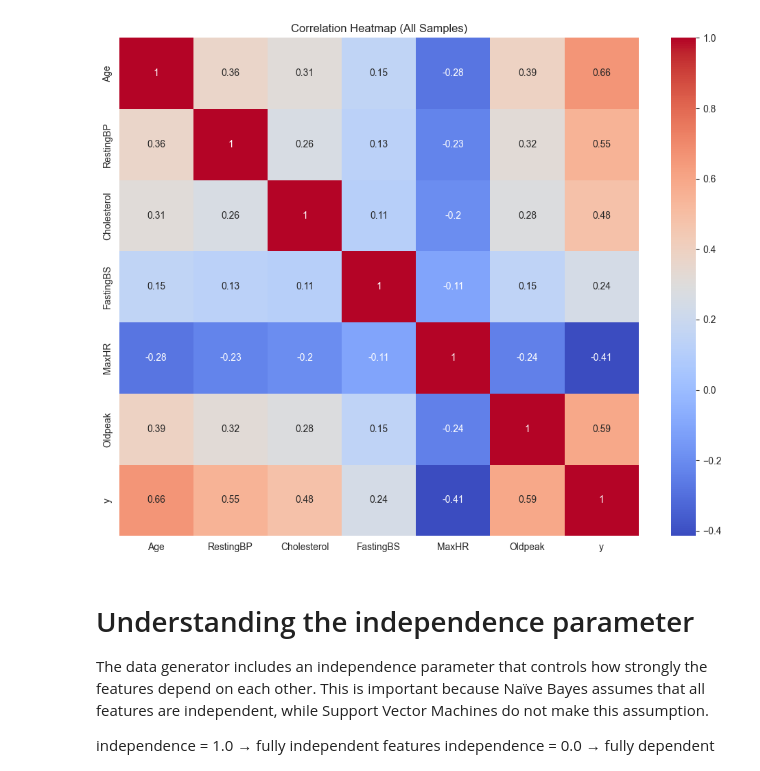
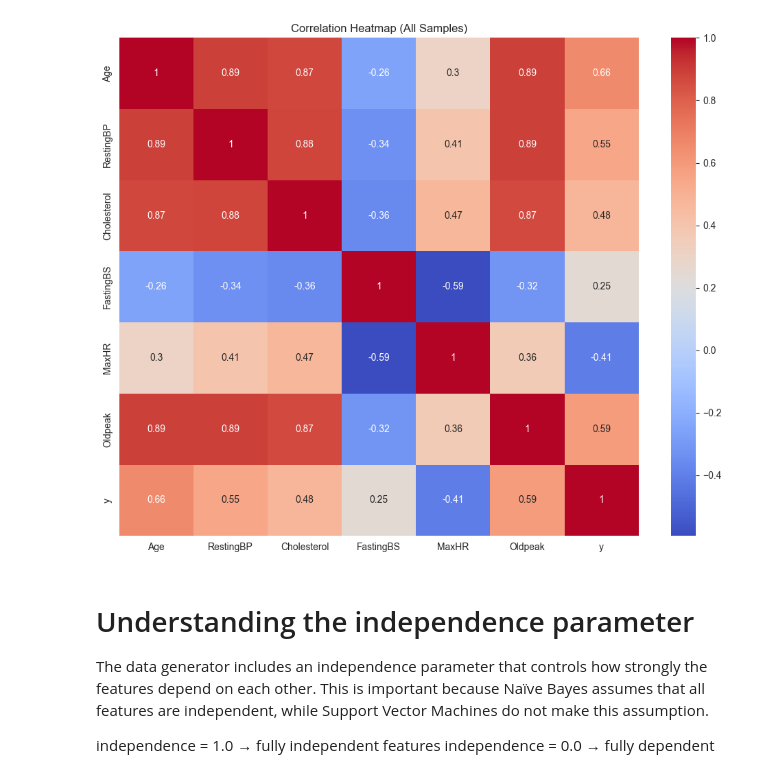
Before and after one commit to JanKoch99/MachineLearningDataMining, a Jupyter notebook: DataGeneration.ipynb, the cells around one changed output. Saved outputs shown, nothing was run; the diff lists cells and outputs as text; code cells hidden in the pictures.

```diff
--- a/DataGeneration.ipynb
+++ b/DataGeneration.ipynb
@@ -60,6 +60,23 @@ def generate_synthetic_data(
             "FastingBS": ("bernoulli", 0.3),
             "MaxHR": ("uniform", 60, 150),
             "Oldpeak": ("uniform", 1, 5)
+        }
+    }
+
+    categorical_marginals = {
+        0: {
+            "Sex": [0.7, 0.3],
+            "ChestPainType": [0.15, 0.35, 0.3, 0.2],
+            "RestingECG": [0.6, 0.15, 0.25],
+            "ExerciseAngina": [0.15, 0.85],
+            "ST_Slope": [0.85, 0.14, 0.01]
+        },
+        1: {
+            "Sex": [0.1, 0.9],
+            "ChestPainType": [0.1, 0.1, 0.2, 0.6],
+            "RestingECG": [0.6, 0.2, 0.2],
+            "ExerciseAngina": [0.6, 0.4],
+            "ST_Slope": [0.1, 0.85, 0.05]
         }
     }
 
@@ -99,12 +116,16 @@ def generate_synthetic_data(
                     tmp.append(int(u_col[j] < p))
             data[col] = tmp
         else:
-            cats = CATEGORIES[col]
-            k = len(cats)
-            edges = np.linspace(0, 1, k+1)
-            inds = np.digitize(u_col, bins=edges, right=False) - 1
-            inds = np.clip(inds, 0, k-1)
-            data[col] = [cats[ii] for ii in inds]
+            tmp = []
+            for j, cls in enumerate(y):
+                spec = categorical_marginals[cls][col]
+                s = 0
+                for index, val in enumerate(spec):
+                    s += val
+                    if u_col[j] < s:
+                        tmp.append(CATEGORIES[col][index])
+                        break
+            data[col] = tmp
 
     df = pd.DataFrame(data)
     df["y"] = y
@@ -147,13 +168,13 @@ def save_plots(df, out_dir="./plots/generated"):
 # %%
 df = generate_synthetic_data(
     n_samples=20000,
-    independence=1.0,
+    independence=0,
     random_state=42
 )
 save_plots(df)
 df.to_csv('synthetic_heart_data.csv', index=False)
 # %% [output]
-[figure, old version]
+[figure, new version]
 # %% [markdown]
 # Understanding the independence parameter
 
```
Also changed, not shown: parts of 2 cells of this notebook, 1 other file.
